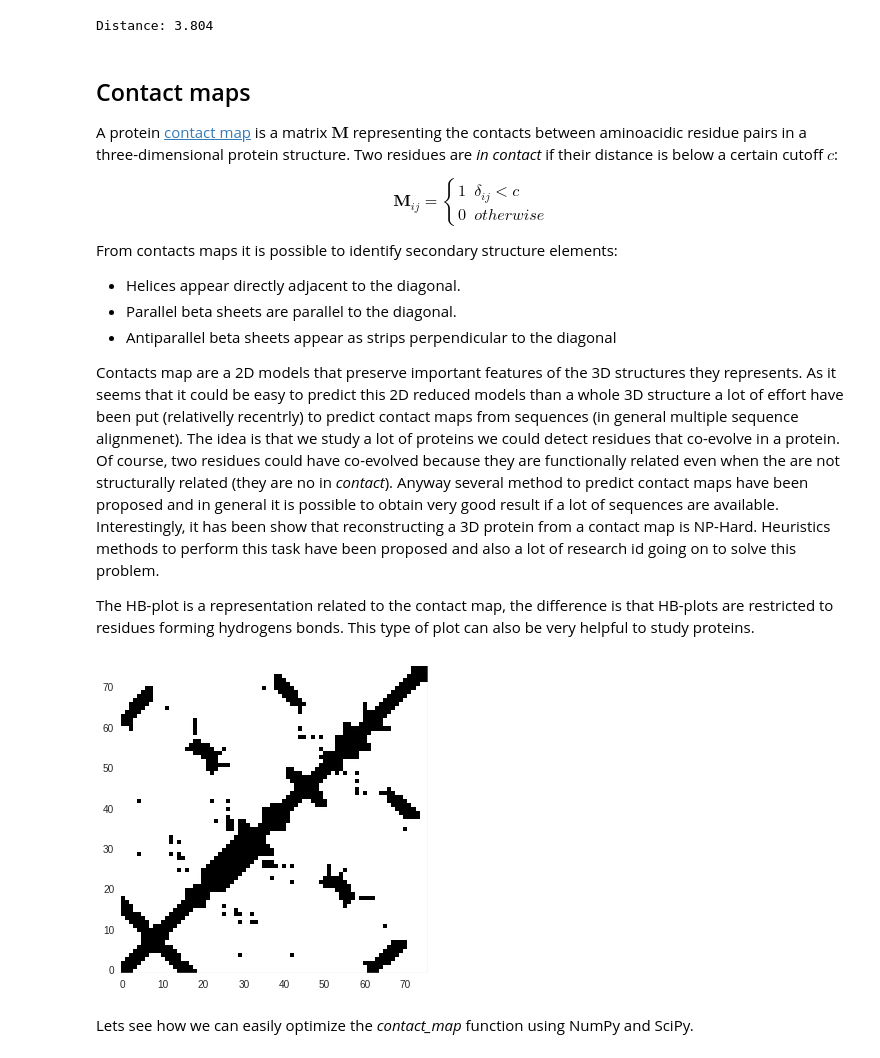
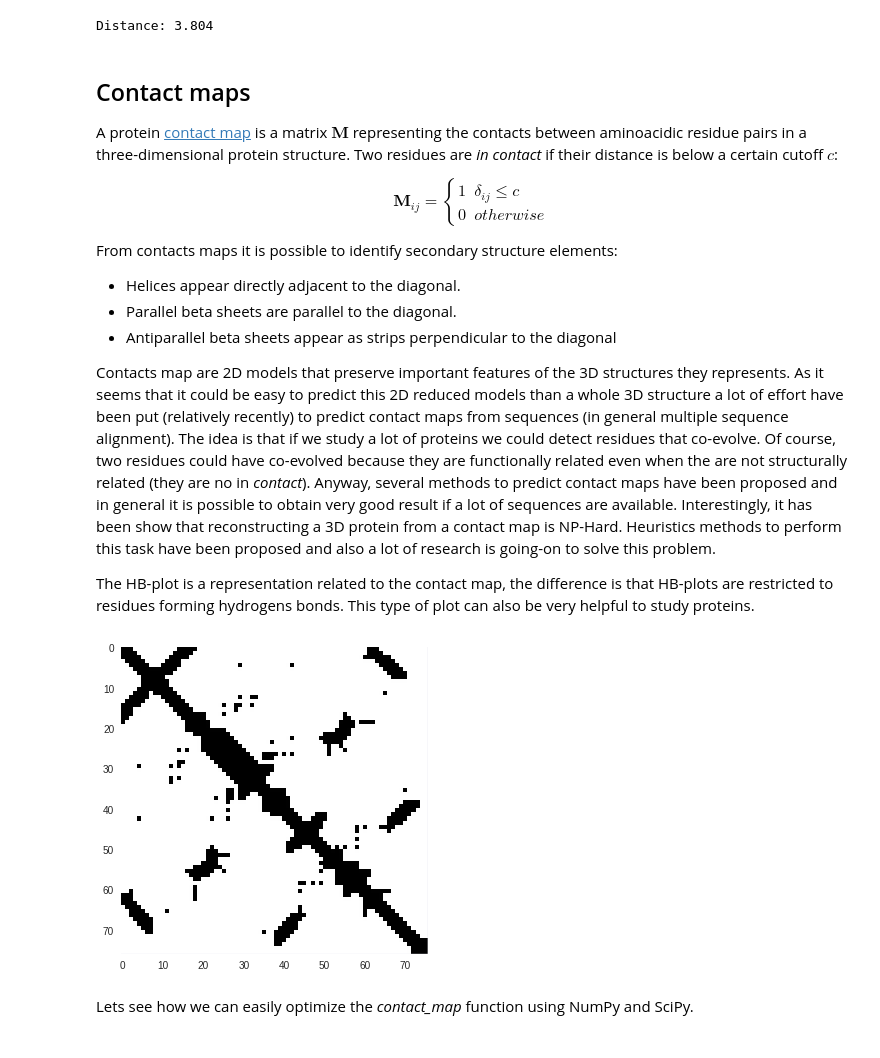
Before and after one commit to PepSalehi/SBioA, a Jupyter notebook: English/03_Distances_angles_and_geometry.ipynb, the cells around one changed output. Drawn from its saved outputs; the diff is of its cells as text; code cells hidden in the pictures.

```diff
--- a/English/03_Distances_angles_and_geometry.ipynb
+++ b/English/03_Distances_angles_and_geometry.ipynb
@@ -77,5 +74,6 @@ These formula is just a generalization of the Pythagorean theorem. Other [distan
 # %%
 def distance(coord, a, b):
+    """Compute the distance between two points"""
     dist = (np.sum((coord[a]-coord[b])**2))**0.5
     return dist
 # %% [markdown]
@@ -97,7 +96,7 @@ Distance: 3.804
 
 A protein [contact map](http://en.wikipedia.org/wiki/Protein_contact_map) is a matrix $\mathbf{M}$ representing the contacts between aminoacidic residue pairs in a three-dimensional protein structure. Two residues are _in contact_ if their distance is below a certain cutoff $c$:
 
-$$\mathbf{M}_{ij} = \begin{cases} 1 & \delta_{ij} < c  \\ 0 & otherwise
+$$\mathbf{M}_{ij} = \begin{cases} 1 & \delta_{ij} \leq c  \\ 0 & otherwise
 \end{cases}$$
 
 From contacts maps it is possible to identify secondary structure elements:
@@ -106,12 +105,27 @@ From contacts maps it is possible to identify secondary structure elements:
 * Parallel beta sheets are parallel to the diagonal.
 * Antiparallel beta sheets appear as strips perpendicular to the diagonal
 
-Contacts map are a 2D models that preserve important features of the 3D structures they represents. As it seems that it could be easy to predict this 2D reduced models than a whole 3D structure a lot of effort have been put (relativelly recentrly) to predict contact maps from sequences (in general multiple sequence alignmenet). The idea is that we study a lot of proteins we could detect residues that co-evolve in a protein. Of course, two residues could have co-evolved because they are functionally related even when the are not structurally related (they are no in _contact_). Anyway several method to predict contact maps have been proposed and in general it is possible to obtain very good result if a lot of sequences are available. Interestingly, it has been show that reconstructing a 3D protein from a contact map is NP-Hard. Heuristics methods to perform this task have been proposed and also a lot of research id going on to solve this problem.
+Contacts map are 2D models that preserve important features of the 3D structures they represents. As it seems that it could be easy to predict this 2D reduced models than a whole 3D structure a lot of effort have been put (relatively recently) to predict contact maps from sequences (in general multiple sequence alignment). The idea is that if we study a lot of proteins we could detect residues that co-evolve. Of course, two residues could have co-evolved because they are functionally related even when the are not structurally related (they are no in _contact_). Anyway, several methods to predict contact maps have been proposed and in general it is possible to obtain very good result if a lot of sequences are available. Interestingly, it has been show that reconstructing a 3D protein from a contact map is NP-Hard. Heuristics methods to perform this task have been proposed and also a lot of research is going-on to solve this problem.
 
 
 The HB-plot is a representation related to the contact map, the difference is that HB-plots are restricted to residues forming hydrogens bonds. This type of plot can also be very helpful to study proteins.
 # %%
 def contact_map(coord, cut_off=None):
+    """
+    A function to compute contact maps.
+
+    Parameters
+    ----------
+    coord : array.
+        cartesian coordinates
+    cut_off: float.
+        contact distance
+
+    Returns
+    -------
+    arrays of booleans.
+
+    """
     lenght = len(coord)
     d_matrix = np.zeros((lenght, lenght))
     for row in range(lenght):
@@ -122,10 +136,10 @@ def contact_map(coord, cut_off=None):
     return d_matrix
 # %%
 cm = contact_map(xyz_ca, cut_off=9.)
-plt.imshow(cm, origin='lower', interpolation='none')
+plt.imshow(cm, interpolation='none')
 plt.grid('off')
 # %% [output]
-[figure, old version]
+[figure, new version]
 # %% [markdown]
 Lets see how we can easily optimize the _contact_map_ function using NumPy and SciPy.
 # %%
```
Also changed, not shown: parts of 27 cells of this notebook.
